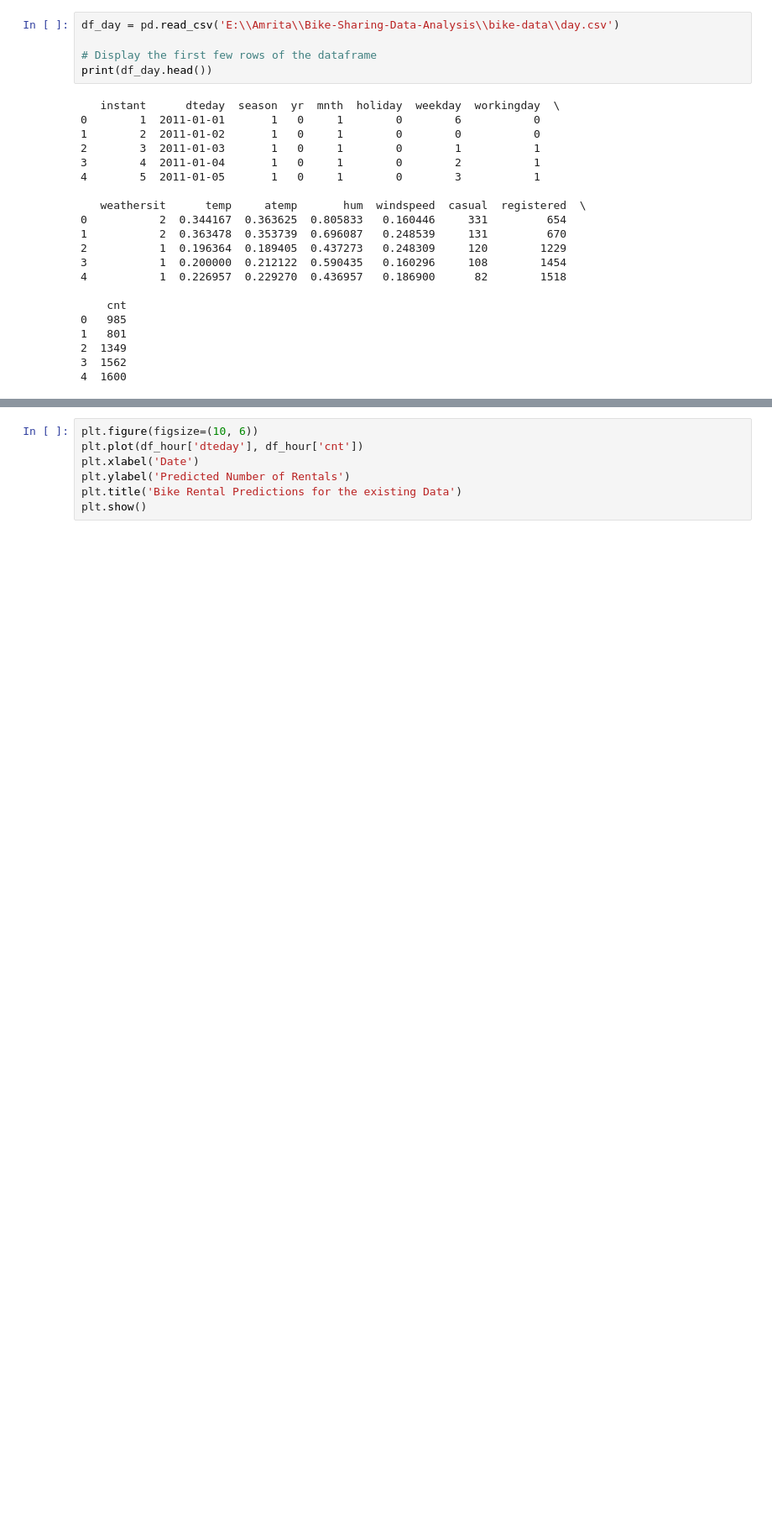
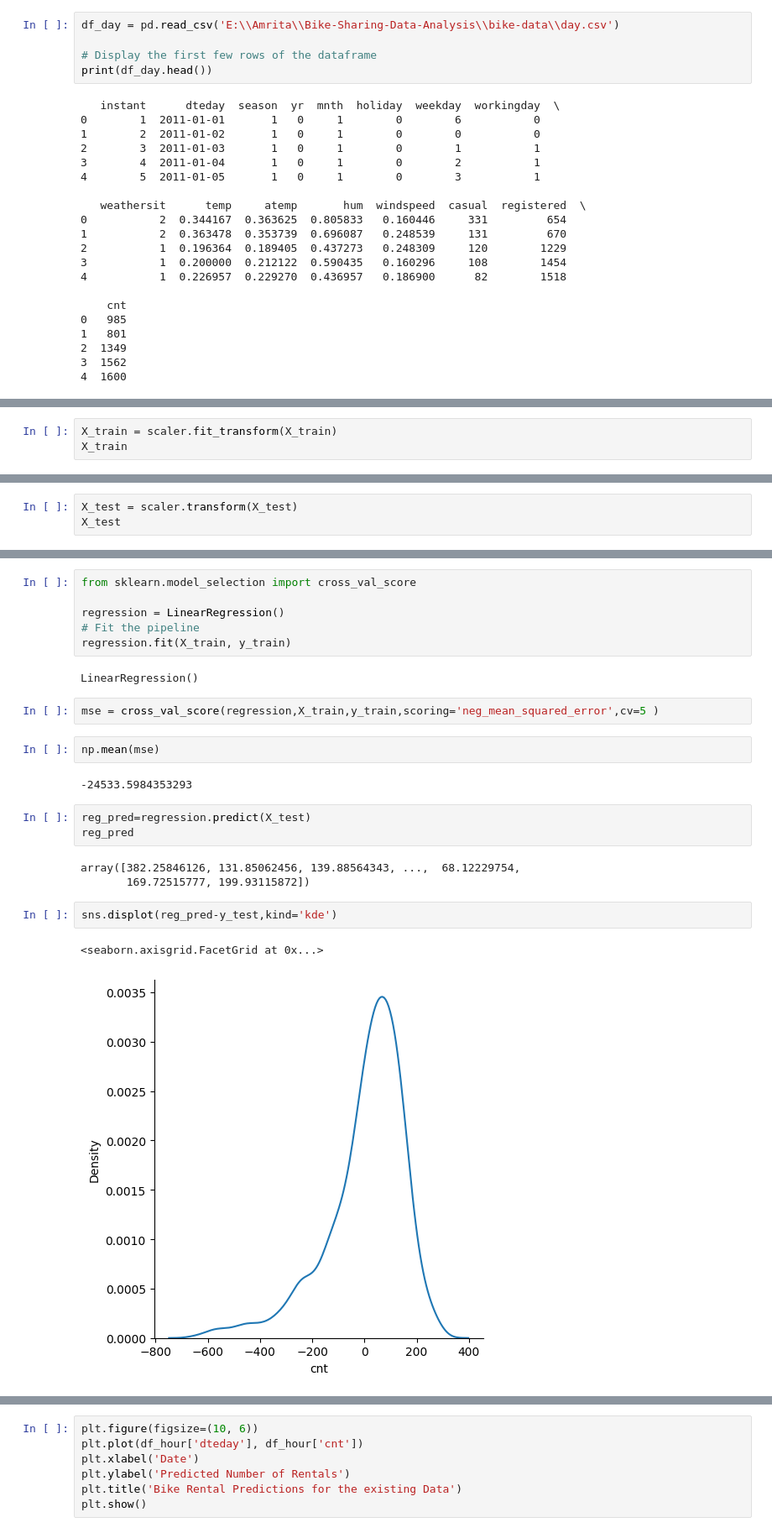
Before and after one commit to amrita-scholl/Bike-Sharing-Data-Analysis, a Jupyter notebook: bike-sharing-data.ipynb, the cells around one changed output, grey strips where cells are left out. Shown: that part at 84% size. Saved outputs shown, nothing was run; the diff lists cells and outputs as text; blank space fills up the shorter version.

```diff
--- a/bike-sharing-data.ipynb
+++ b/bike-sharing-data.ipynb
@@ -79,0 +66,3 @@ array([382.25846126, 131.85062456, 139.88564343, ...,  68.12229754,
+# %%
+X_train = scaler.fit_transform(X_train)
+X_train
@@ -79,0 +83,3 @@ array([382.25846126, 131.85062456, 139.88564343, ...,  68.12229754,
+# %%
+X_test = scaler.transform(X_test)
+X_test
@@ -79,0 +100,25 @@ array([382.25846126, 131.85062456, 139.88564343, ...,  68.12229754,
+# %%
+from sklearn.model_selection import cross_val_score
+
+regression = LinearRegression()
+# Fit the pipeline
+regression.fit(X_train, y_train)
+# %% [output]
+LinearRegression()
+# %%
+mse = cross_val_score(regression,X_train,y_train,scoring='neg_mean_squared_error',cv=5 )
+# %%
+np.mean(mse)
+# %% [output]
+-24533.5984353293
+# %%
+reg_pred=regression.predict(X_test)
+reg_pred
+# %% [output]
+array([382.25846126, 131.85062456, 139.88564343, ...,  68.12229754,
+       169.72515777, 199.93115872])
+# %%
+sns.displot(reg_pred-y_test,kind='kde')
+# %% [output]
+<seaborn.axisgrid.FacetGrid at 0x...>
+[figure, added]
```
Also changed, not shown: parts of 6 cells of this notebook.
